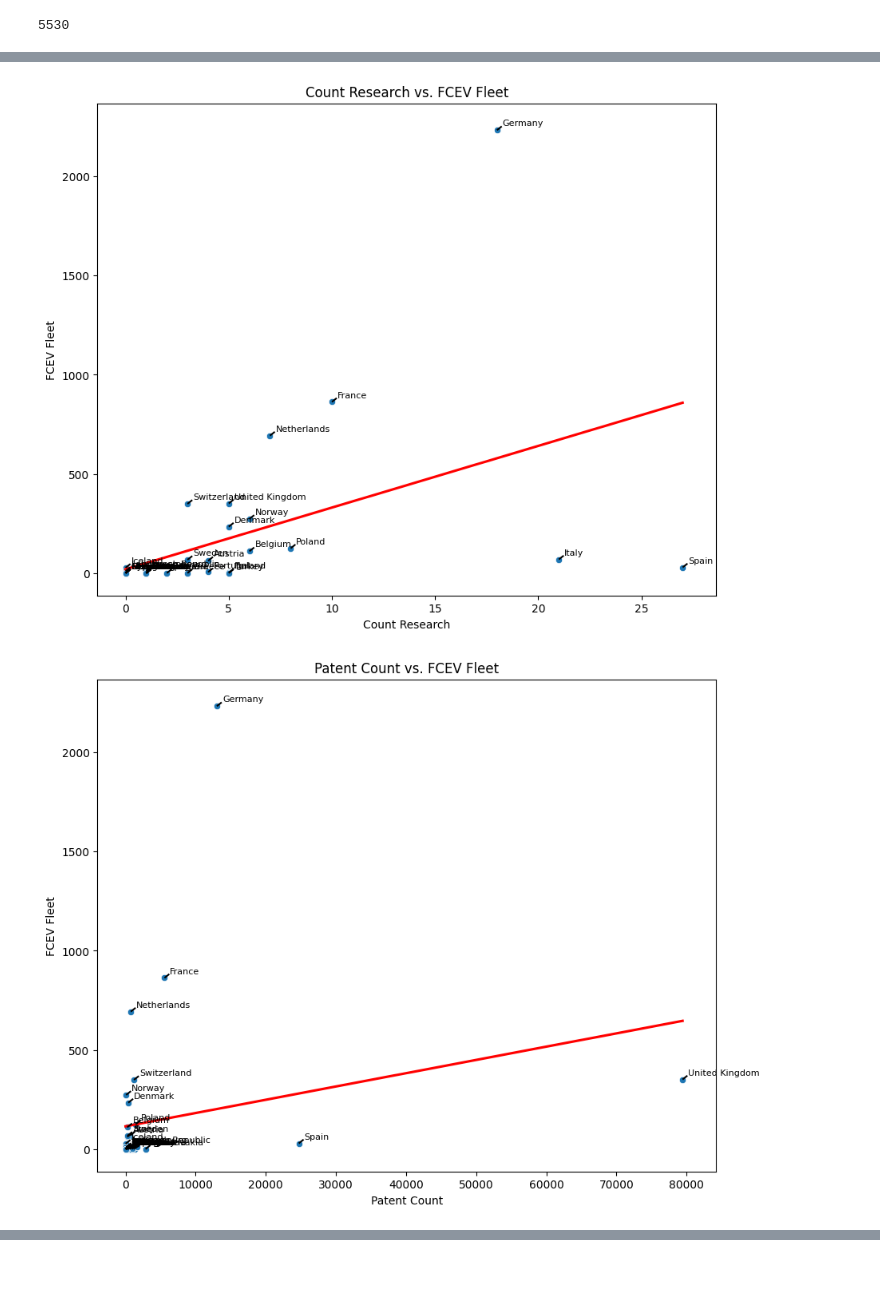
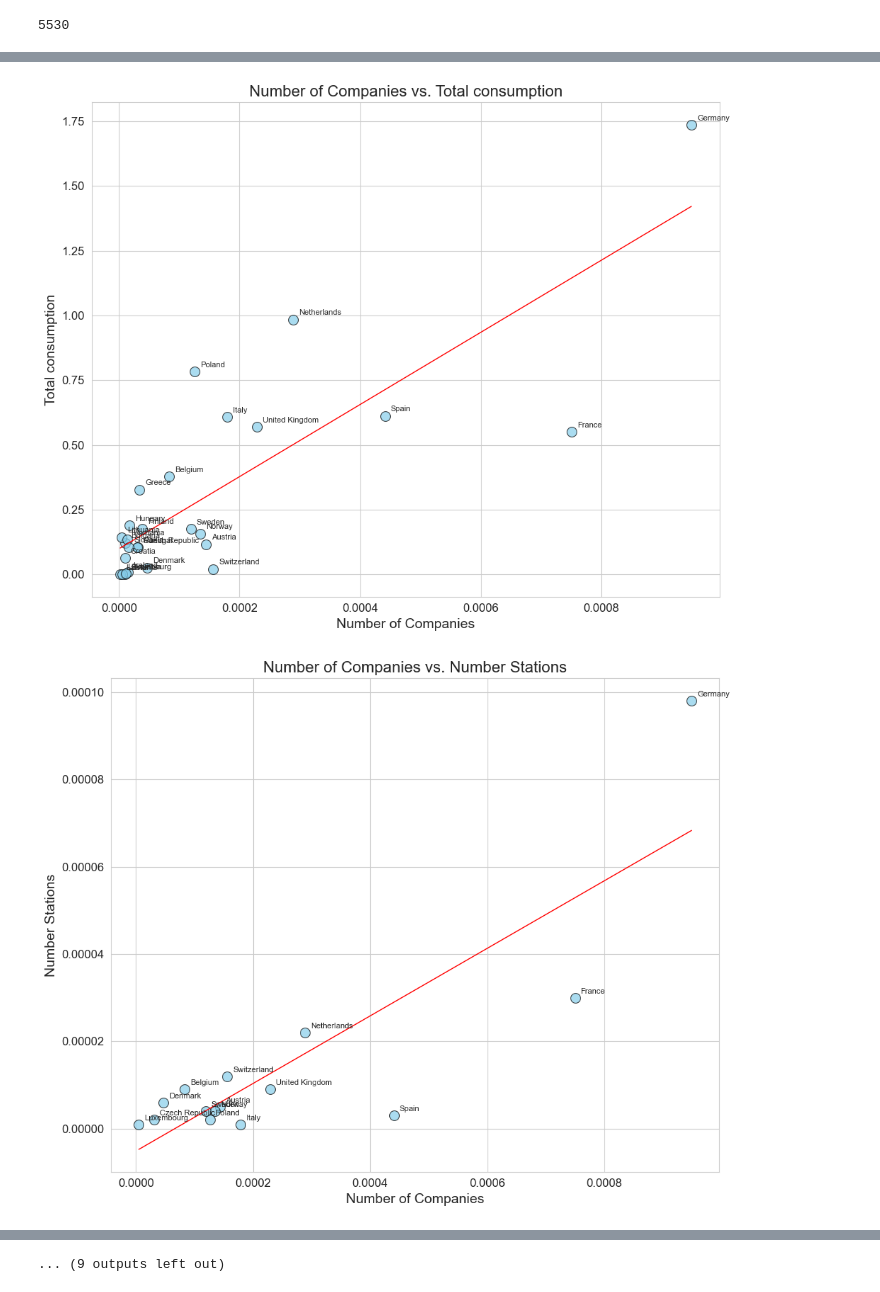
Before and after one commit to premstaller1/Masterarbeit, a Jupyter notebook: CorrelationAnalysis/correlation.ipynb, the cells around one changed output, grey strips where cells are left out. Drawn from its saved outputs; the diff is of its cells as text; code cells hidden in the pictures.

Commit message:
data preparation and visualisation

```diff
--- a/CorrelationAnalysis/correlation.ipynb
+++ b/CorrelationAnalysis/correlation.ipynb
@@ -121,8 +320,8 @@ demand_df
 print(demand_df.groupby("Country")["Total consumption"].sum().sort_values(ascending=False))
 
 #save the summarized values of Demand for every country in demand_df to a new file
-demand_df.groupby("Country")["Total consumption"].sum().sort_values(ascending=False).to_csv("data/demand_per_country_aggregated.csv")
-demand_df = pd.read_csv('data/demand_per_country_aggregated.csv')
+demand_df.groupby("Country")["Total consumption"].sum().sort_values(ascending=False).to_csv("new_data/demand_per_country_aggregated.csv")
+demand_df = pd.read_csv('new_data/demand_per_country_aggregated.csv')
 # %% [output]
 Country
 Germany           1.736609e+06
@@ -150,8 +349,8 @@ Name: Total consumption, dtype: float64
 print(production_costs_df[production_costs_df["Year"] == 2022].groupby("Country")["Value (€/kg)"].sum().sort_values(ascending=False))
 
 #save the summarized values of Value (€/Kg) for every country in production_costs_df for the year 2022 to a new file
-production_costs_df[production_costs_df["Year"] == 2022].groupby("Country")["Value (€/kg)"].sum().sort_values(ascending=False).to_csv("data/production_costs_per_country.csv")
-production_costs_df = pd.read_csv('data/production_costs_per_country.csv')
+production_costs_df[production_costs_df["Year"] == 2022].groupby("Country")["Value (€/kg)"].sum().sort_values(ascending=False).to_csv("new_data/production_costs_per_country.csv")
+production_costs_df = pd.read_csv('new_data/production_costs_per_country.csv')
 # %% [output]
 Country
 Italy             36.115252
@@ -177,8 +378,8 @@ vehicels_df
 print(vehicels_df[vehicels_df["Year"] == 2022].groupby("Country")["FCEV Fleet"].sum().sort_values(ascending=False))
 
 #save the summarized values of Number of vehicles for every country in vehicels_df for the year 2022 to a new file
-vehicels_df[vehicels_df["Year"] == 2022].groupby("Country")["FCEV Fleet"].sum().sort_values(ascending=False).to_csv("data/vehicles_per_country.csv")
-vehicels_df = pd.read_csv('data/vehicles_per_country.csv')
+vehicels_df[vehicels_df["Year"] == 2022].groupby("Country")["FCEV Fleet"].sum().sort_values(ascending=False).to_csv("new_data/vehicles_per_country.csv")
+vehicels_df = pd.read_csv('new_data/vehicles_per_country.csv')
 #total sum of the Number of vehicles for all countries
 # %% [output]
 Country
@@ -245,7 +459,11 @@ merged_df = production_df.merge(demand_df, on='Country', how='outer') \
                          .merge(patents_df, on='Country', how='outer') \
                          .merge(fueling_stations_df, on='Country', how='outer') \
                          .merge(production_costs_df, on='Country', how='outer') \
-                         .merge(vehicels_df, on='Country', how='outer')
+                         .merge(vehicels_df, on='Country', how='outer') \
+                         .merge(population_df, on='Country', how='outer') \
+                        .merge(worker_sum, on='Country', how='outer') \
+                        .merge(company_count, on='Country', how='outer') \
+                        .merge(valley_count, on='Country', how='outer')
 # %%
 merged_df
 # %% [output]
@@ -301,26 +563,44 @@ merged_df_new
 # %%
 def create_correlation_plots(dataframe, var_pairs):
     for x_var, y_var in var_pairs:
+        # Filter out rows with zero values in either x_var or y_var
+        filtered_df = dataframe[(dataframe[x_var] != 0.0) & (dataframe[y_var] != 0.0)]
+
         plt.figure(figsize=(10, 8))
-        sns.scatterplot(x=x_var, y=y_var, data=dataframe)
-        sns.regplot(x=x_var, y=y_var, data=dataframe, scatter=False, color='r', ci=None)
+        sns.set_style("whitegrid")  # Set the style
+        sns.scatterplot(x=x_var, y=y_var, data=filtered_df, s=100, alpha=0.7, color='skyblue', edgecolor='black')  # Adjust marker size and color
+        sns.regplot(x=x_var, y=y_var, data=filtered_df, scatter=False, color='red', ci=None, line_kws={"linewidth": 1})  # Adjust regression line
 
-        # Calculate offset based on data range
-        x_range = dataframe[x_var].max() - dataframe[x_var].min()
-        y_range = dataframe[y_var].max() - dataframe[y_var].min()
+        # Calculate offset based on data range of filtered data
+        x_range = filtered_df[x_var].max() - filtered_df[x_var].min()
+        y_range = filtered_df[y_var].max() - filtered_df[y_var].min()
         x_offset = x_range * 0.01
         y_offset = y_range * 0.01
 
-        for i in range(len(dataframe)):
-            plt.text(dataframe[x_var][i] + x_offset, dataframe[y_var][i] + y_offset, dataframe['Country'][i], fontsize=8)
-            plt.plot([dataframe[x_var][i], dataframe[x_var][i] + x_offset], [dataframe[y_var][i], dataframe[y_var][i] + y_offset], color='black', linestyle='--')
+        for i in range(len(filtered_df)):
+            plt.text(filtered_df[x_var].iloc[i] + x_offset, filtered_df[y_var].iloc[i] + y_offset, filtered_df['Country'].iloc[i], fontsize=8)  # Adjust label font size
 
-        plt.title(f'{x_var} vs. {y_var}')
-        plt.xlabel(x_var)
-        plt.ylabel(y_var)
+        plt.title(f'{x_var} vs. {y_var}', fontsize=16)  # Adjust title font size
+        plt.xlabel(x_var, fontsize=14)  # Adjust x-axis label font size
+        plt.ylabel(y_var, fontsize=14)  # Adjust y-axis label font size
+        plt.xticks(fontsize=12)  # Adjust tick label font size
+        plt.yticks(fontsize=12)  # Adjust tick label font size
+        plt.tight_layout()  # Adjust layout
         plt.show()
 
 all_variable_pairs = [
+    ('Number of Companies', 'Count Research'),
+    ('Number of Companies', 'Patent Count'),
+    ('Output T/year', 'Value (€/kg)'),
+    ('Number Stations', 'Value (€/kg)'),
+    ('Count Research', 'Output T/year'),
+    ('Patent Count', 'Output T/year'),
+    ('FCEV Fleet', 'Output T/year'),
+    ('Number of Companies', 'Total consumption'),
+    ('Number of Companies', 'Number Stations'),
+    ('Value (€/kg)', 'Output T/year'),
+    ('Value (€/kg)', 'Number of Companies'),
+    ('Value (€/kg)', 'Number Stations'),
     ('Output T/year', 'Total consumption'),
     ('Count Research', 'Patent Count'),
     ('Number Stations', 'FCEV Fleet'),
@@ -332,6 +612,7 @@ all_variable_pairs = [
     ('Patent Count', 'FCEV Fleet')
 ]
 
+
 # Create correlation plots
 create_correlation_plots(merged_df_new, all_variable_pairs)
 # %% [output]
@@ -345,2 +626,2 @@ create_correlation_plots(merged_df_new, all_variable_pairs)
-[figure, old version]
+[figure, new version]
-[figure, old version]
+[figure, new version]
@@ -346,0 +631 @@ create_correlation_plots(merged_df_new, all_variable_pairs)
+... (9 outputs left out)
```
Also changed, not shown: parts of 26 cells of this notebook, 19 other files.
